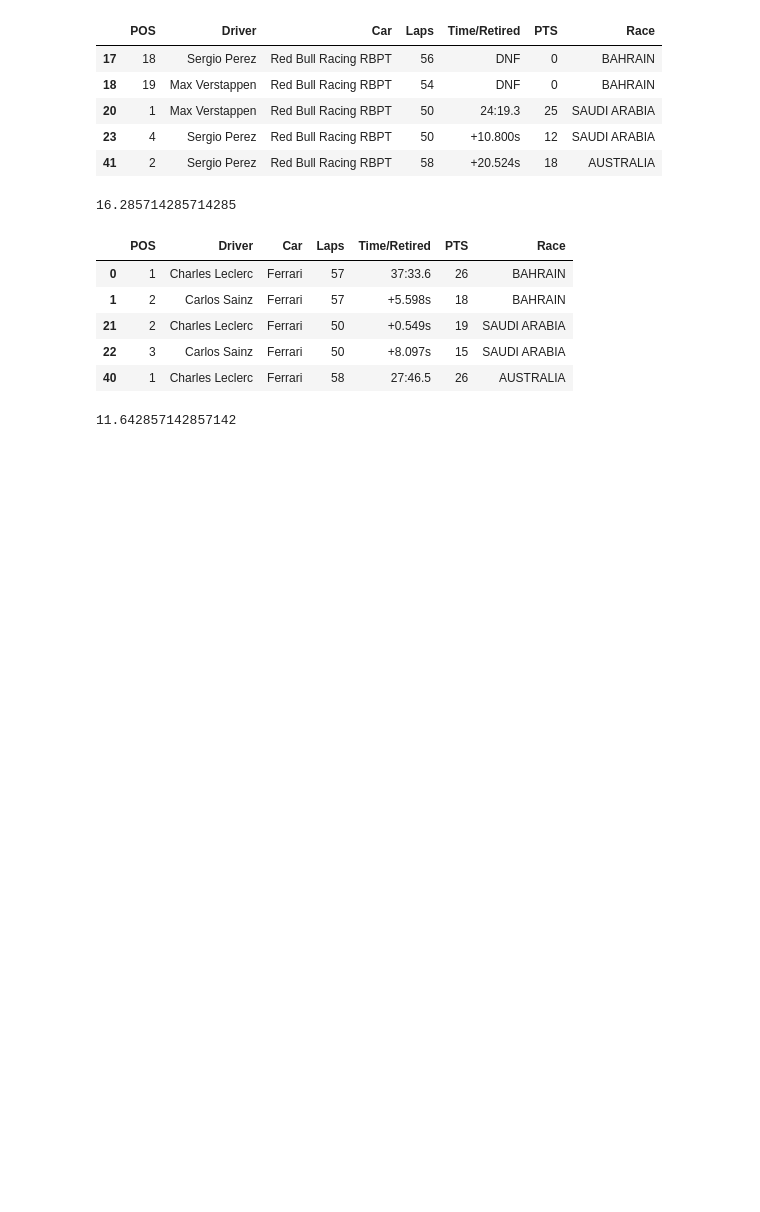
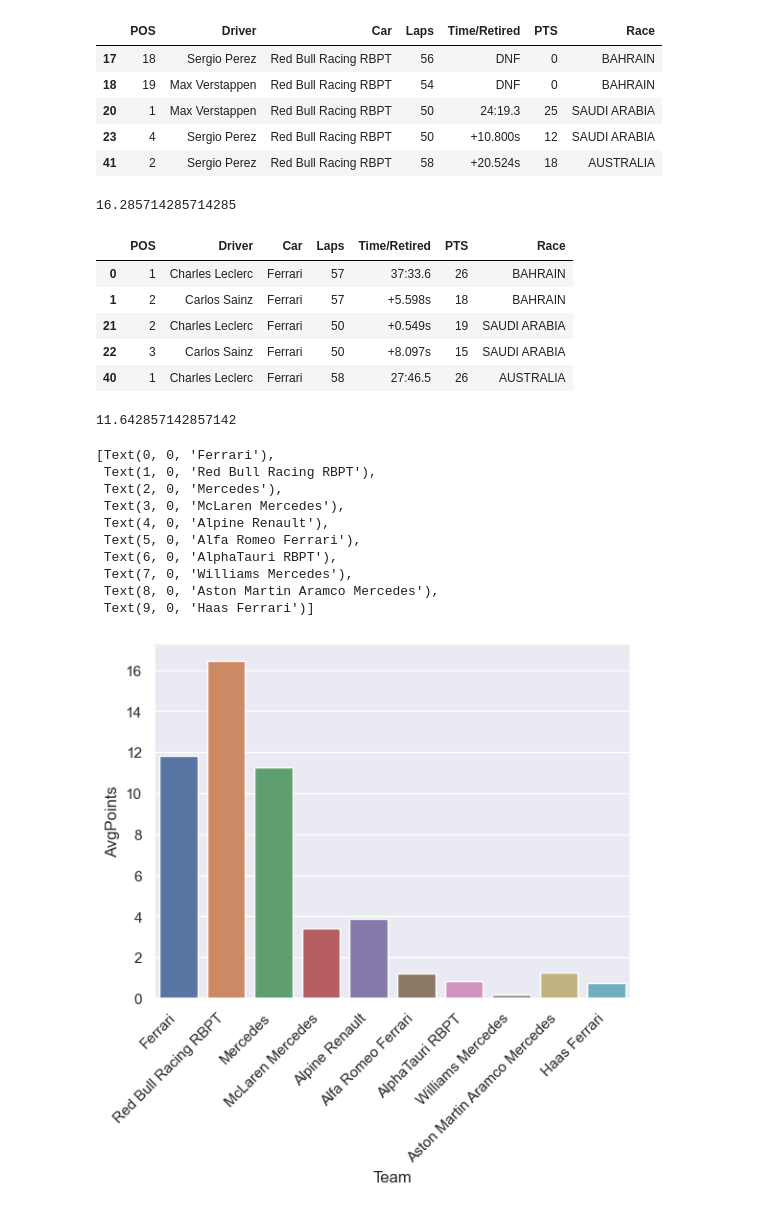
Before and after one commit to JB-26/f1-2022-analysis, a Jupyter notebook: team-analysis.ipynb, the cells around one changed output. Cells and saved outputs as stored; diff of their text form; code cells hidden in the pictures; blank space fills up the shorter version.

Commit message:
Data from final race and improvements

```diff
--- a/team-analysis.ipynb
+++ b/team-analysis.ipynb
@@ -3,3 +11,5 @@ import pandas as pd
+# %%
+sns.set_theme()
 # %%
 # create dataframe and remove extra column
 raceResults = pd.read_csv('data/compiled-data/race-results.csv')
@@ -14,0 +27,3 @@ raceResults.head()
+# %%
+teamNameArray = ['Ferrari', 'Red Bull Racing RBPT', 'Mercedes', 'McLaren Mercedes', 'Alpine Renault', 'Alfa Romeo Ferrari', 'AlphaTauri RBPT', 'Williams Mercedes', 'Aston Martin Aramco Mercedes', 'Haas Ferrari']
+len(teamNameArray)
@@ -14,0 +32,4 @@ raceResults.head()
+# %%
+avgPoints = pd.DataFrame()
+avgPoints = avgPoints.assign(Team = '', AvgPoints = '')
+avgPoints.head()
@@ -15 +38,6 @@ raceResults.head()
+# %%
+for i in teamNameArray:
+    testRes = round(raceResults.loc[raceResults['Car'] == i]['PTS'].mean(), 2)
+    avgPoints.loc[-1] = [i, testRes]
+    avgPoints.index = avgPoints.index + 1
 # %%
@@ -41,2 +70,17 @@ ferrari['PTS'].mean()
 # %% [output]
 11.642857142857142
+# %%
+plot = sns.barplot(data=avgPoints, x='Team', y='AvgPoints')
+plot.set_xticklabels(plot.get_xticklabels(), rotation=45, horizontalalignment='right')
+# %% [output]
+[Text(0, 0, 'Ferrari'),
+ Text(1, 0, 'Red Bull Racing RBPT'),
+ Text(2, 0, 'Mercedes'),
+ Text(3, 0, 'McLaren Mercedes'),
+ Text(4, 0, 'Alpine Renault'),
+ Text(5, 0, 'Alfa Romeo Ferrari'),
+ Text(6, 0, 'AlphaTauri RBPT'),
+ Text(7, 0, 'Williams Mercedes'),
+ Text(8, 0, 'Aston Martin Aramco Mercedes'),
+ Text(9, 0, 'Haas Ferrari')]
+[figure, added]
```
Also changed, not shown: parts of 11 cells of this notebook, 5 other files.
